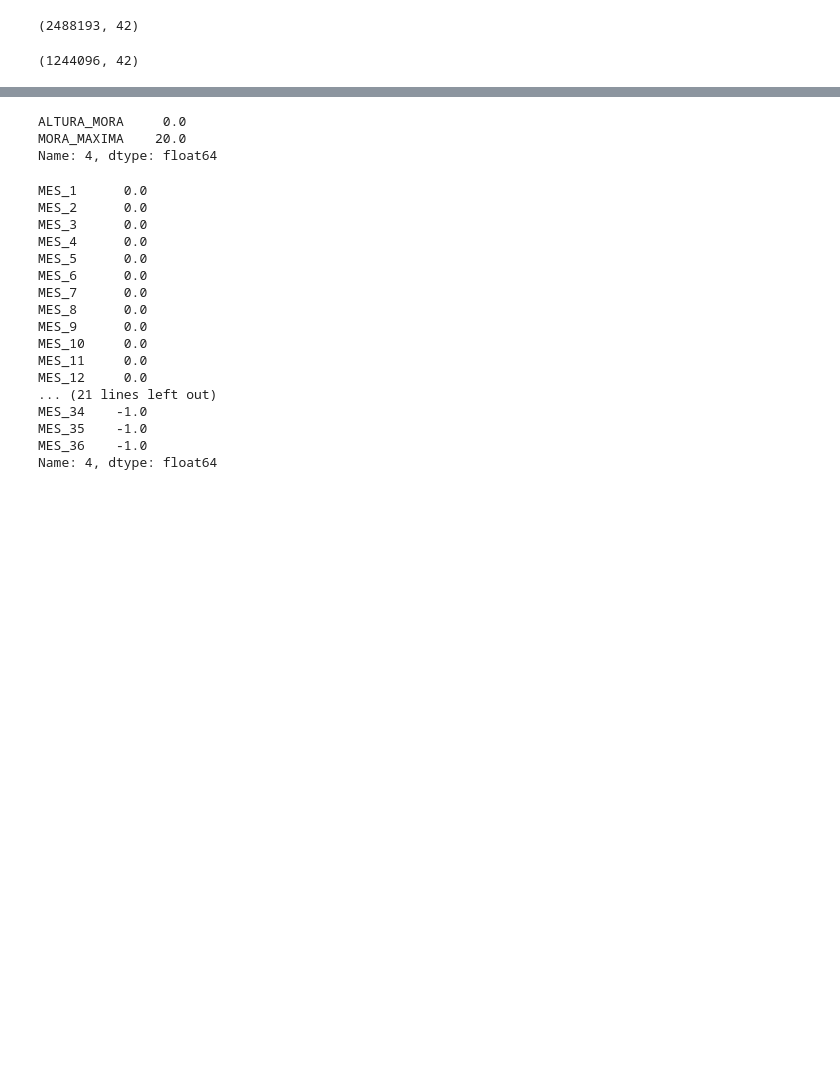
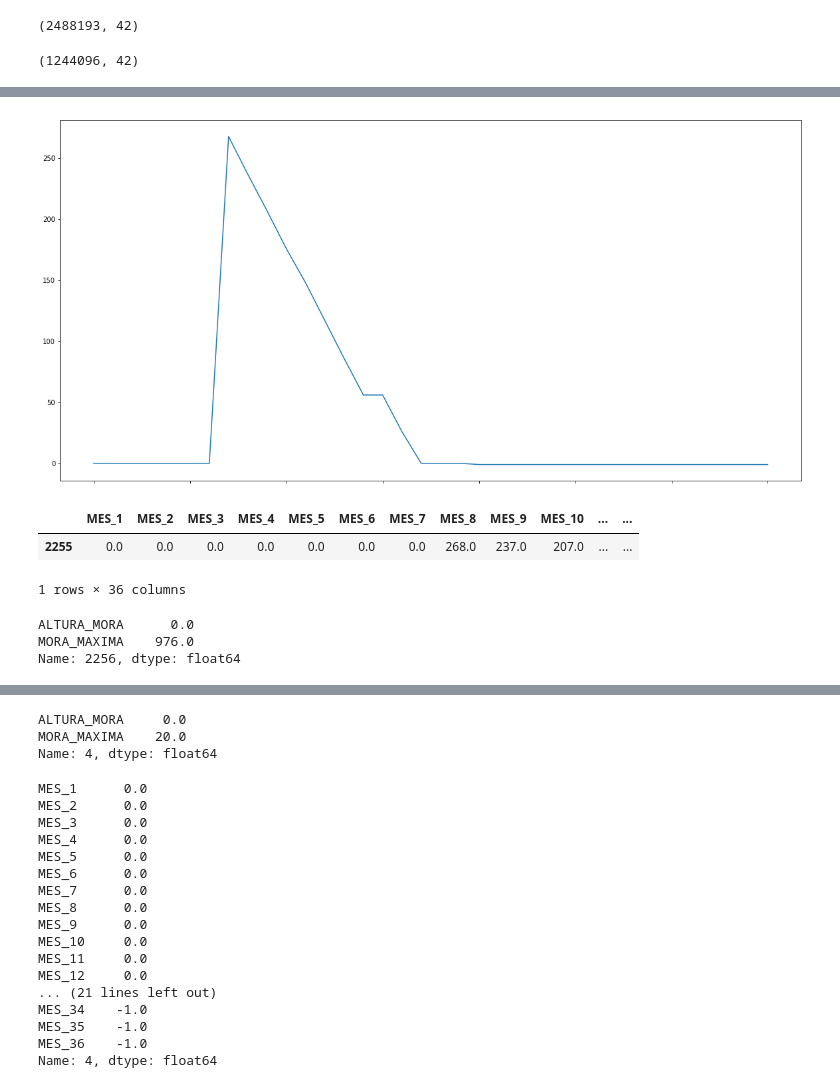
Before and after one commit to luisantonioig/financial_behavior, a Jupyter notebook: Financial Behavior.ipynb, the cells around one changed output, grey strips where cells are left out. Cells and saved outputs as stored; diff of their text form; code cells hidden in the pictures; blank space fills up the shorter version.

```diff
--- a/Financial Behavior.ipynb
+++ b/Financial Behavior.ipynb
@@ -34,0 +210,16 @@ X.iloc[:20,:].T.plot(figsize=(20,10)).get_legend().remove()
+# %%
+X.iloc[2000:4000,:][(X.iloc[:,0] <= 0) & (0 > X.iloc[:,35]) & (y.iloc[:,1] > 200)].T.plot(figsize=(20,10)).get_legend().remove()
+# %% [output]
+[figure, added]
+# %%
+X.iloc[2000:4000,:][(X.iloc[:,0] <= 0) & (0 > X.iloc[:,35]) & (y.iloc[:,1] > 200)]
+# %% [output]
+|  | MES_1 | MES_2 | MES_3 | MES_4 | MES_5 | MES_6 | MES_7 | MES_8 | MES_9 | MES_10 | ... | ... |
+| 2255 | 0.0 | 0.0 | 0.0 | 0.0 | 0.0 | 0.0 | 0.0 | 268.0 | 237.0 | 207.0 | ... | ... |
+1 rows × 36 columns
+# %%
+y.iloc[2255, :]
+# %% [output]
+ALTURA_MORA      0.0
+MORA_MAXIMA    976.0
+Name: 2256, dtype: float64
```
Also changed, not shown: parts of 15 cells of this notebook.
